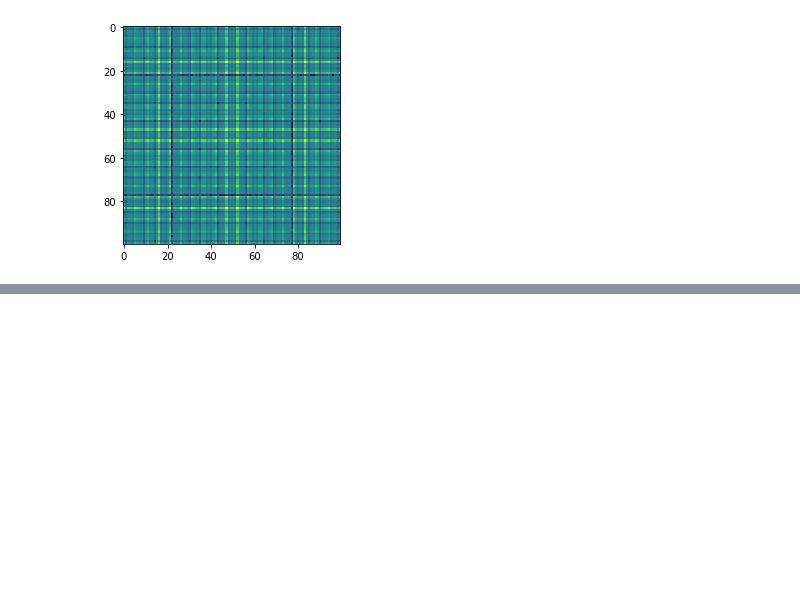
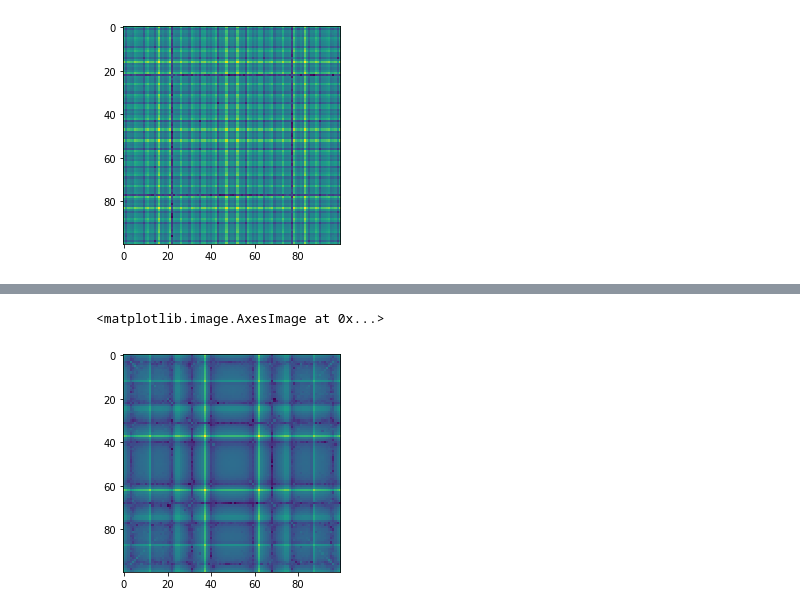
Before and after one commit to tictaqqn/laser-optical-simulation, a Jupyter notebook: src/visualize.ipynb, the cells around one changed output, grey strips where cells are left out. Drawn from its saved outputs; the diff is of its cells as text; code cells hidden in the pictures; blank space fills up the shorter version.

```diff
--- a/src/visualize.ipynb
+++ b/src/visualize.ipynb
@@ -25,0 +54,5 @@ plt.imshow(np.log(a))
+# %%
+plt.imshow(np.log(a2))
+# %% [output]
+<matplotlib.image.AxesImage at 0x...>
+[figure, added]
```
Also changed, not shown: parts of 3 cells of this notebook, 2 other files.
